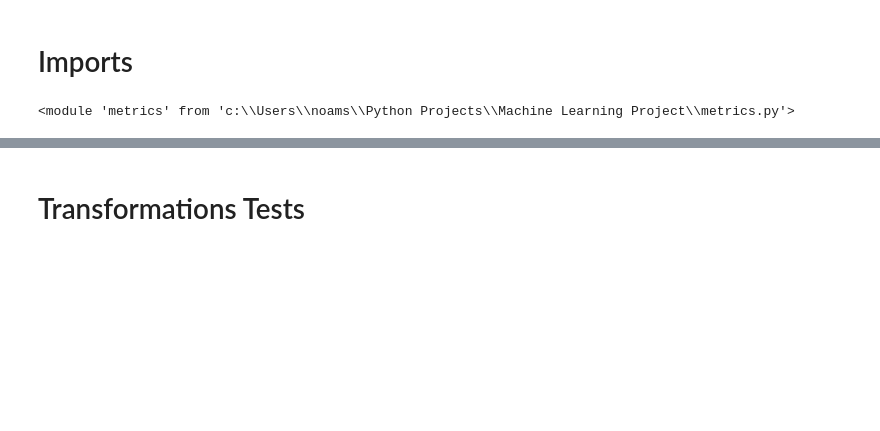
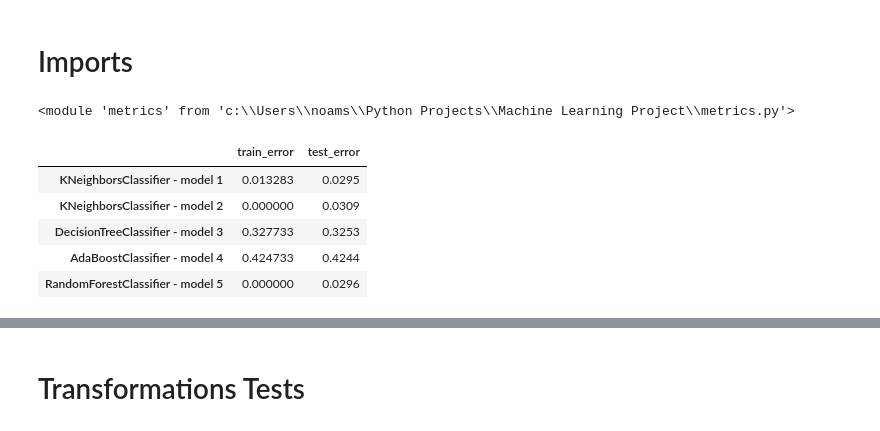
Before and after one commit to Noamnes/Machine_Learning_Project, a Jupyter notebook: tests.ipynb, the cells around one changed output, grey strips where cells are left out. Cells and saved outputs as stored; diff of their text form; code cells hidden in the pictures; blank space fills up the shorter version.

```diff
--- a/tests.ipynb
+++ b/tests.ipynb
@@ -15,0 +33,10 @@ import metrics as met; importlib.reload(met)
+# %%
+models_acc_dict = models.fit_evaluate_models(all_default_models_ex_svm, X_train, X_test, y_train, y_test)
+display(pd.DataFrame(models_acc_dict).T)
+# %% [output]
+|  | train_error | test_error |
+| KNeighborsClassifier - model 1 | 0.013283 | 0.0295 |
+| KNeighborsClassifier - model 2 | 0.000000 | 0.0309 |
+| DecisionTreeClassifier - model 3 | 0.327733 | 0.3253 |
+| AdaBoostClassifier - model 4 | 0.424733 | 0.4244 |
+| RandomForestClassifier - model 5 | 0.000000 | 0.0296 |
```
Also changed, not shown: parts of 4 cells of this notebook.
